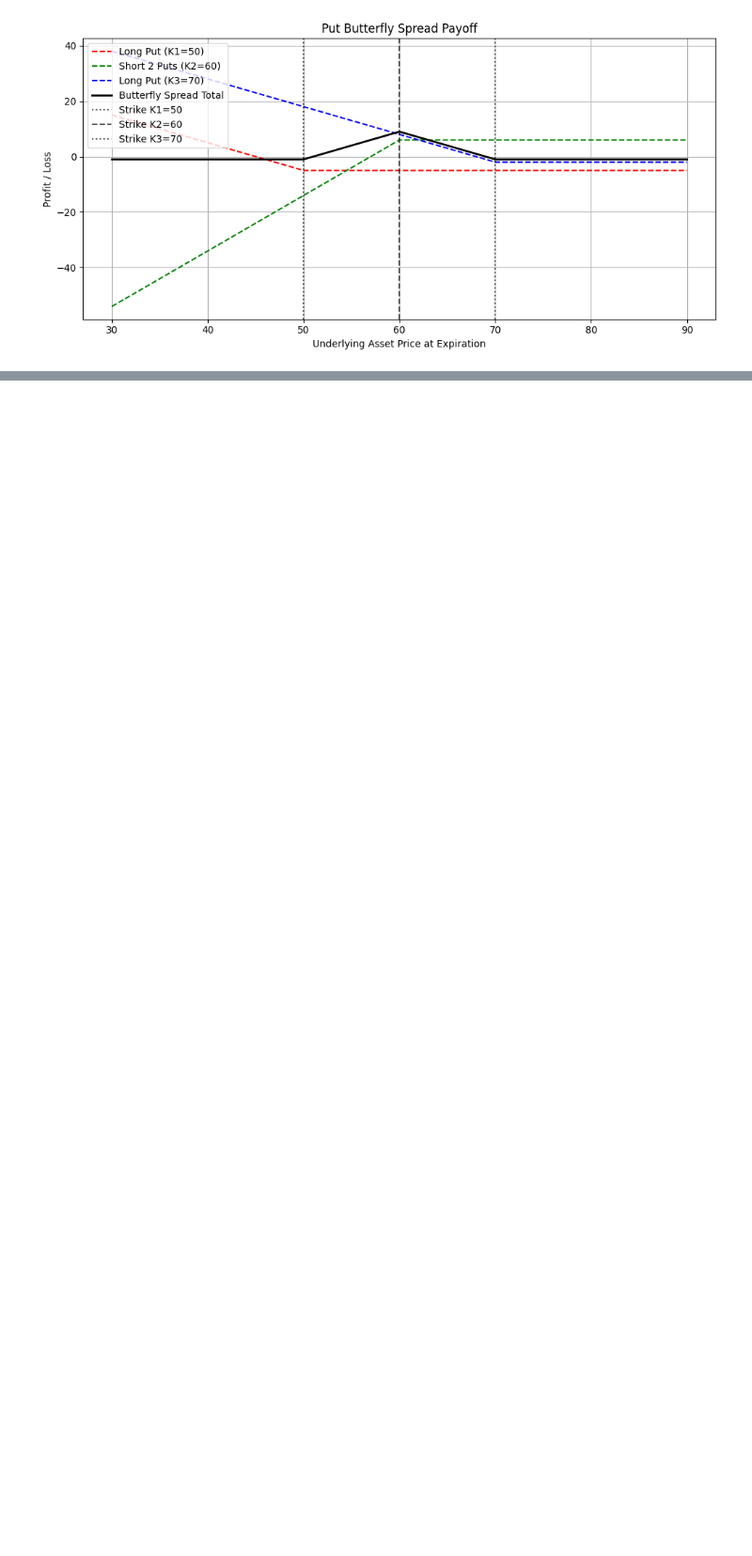
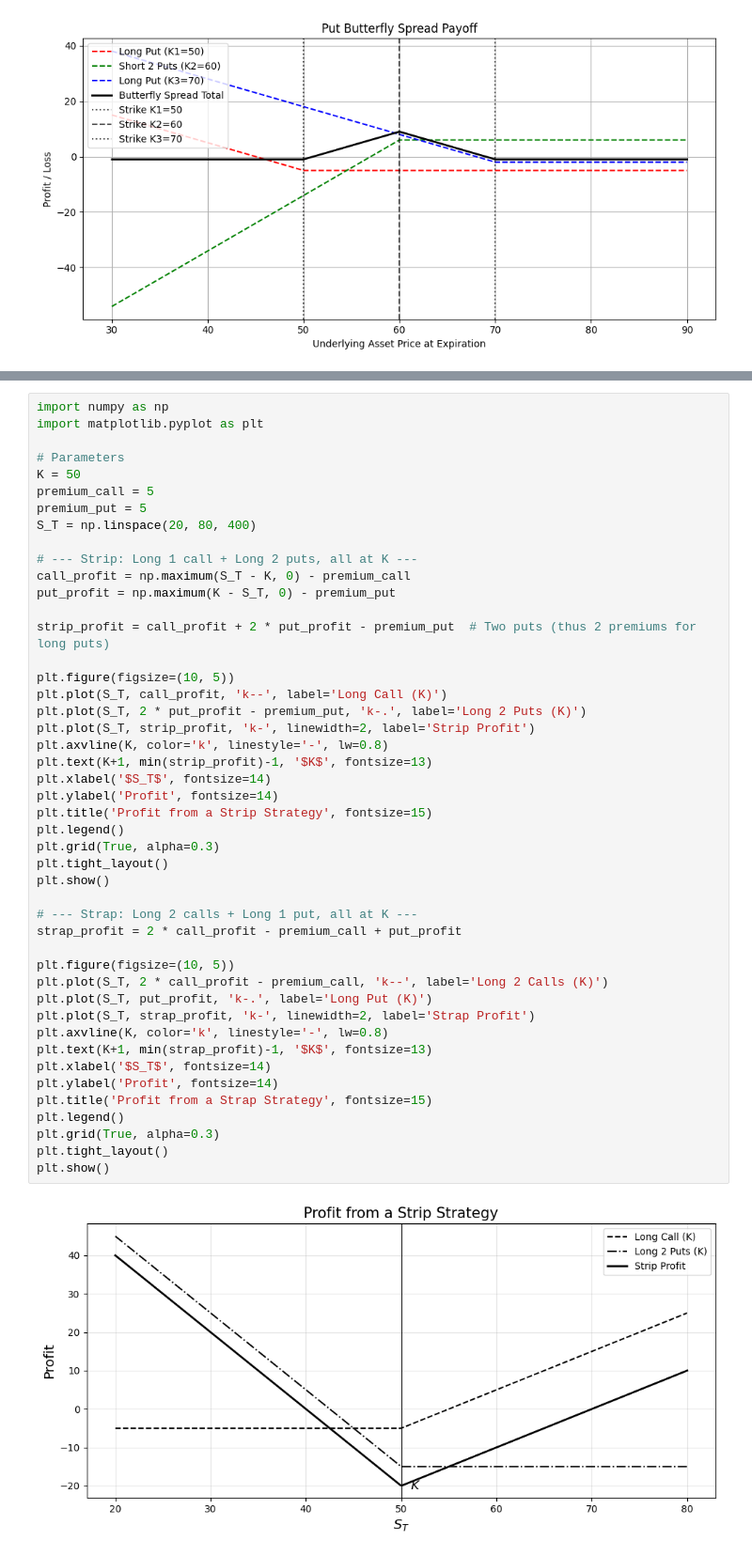
Before and after one commit to kacperlavender/cuddly-fiesta, a Jupyter notebook: notebook.ipynb, the cells around one changed output, grey strips where cells are left out. Shown at 94% size. Drawn from its saved outputs; the diff is of its cells as text; blank space fills up the shorter version.

```diff
--- a/notebook.ipynb
+++ b/notebook.ipynb
@@ -321,0 +406,48 @@ plt.show()
+# %%
+import numpy as np
+import matplotlib.pyplot as plt
+
+# Parameters
+K = 50
+premium_call = 5
+premium_put = 5
+S_T = np.linspace(20, 80, 400)
+
+# --- Strip: Long 1 call + Long 2 puts, all at K ---
+call_profit = np.maximum(S_T - K, 0) - premium_call
+put_profit = np.maximum(K - S_T, 0) - premium_put
+
+strip_profit = call_profit + 2 * put_profit - premium_put  # Two puts (thus 2 premiums for long puts)
+
+plt.figure(figsize=(10, 5))
+plt.plot(S_T, call_profit, 'k--', label='Long Call (K)')
+plt.plot(S_T, 2 * put_profit - premium_put, 'k-.', label='Long 2 Puts (K)')
+plt.plot(S_T, strip_profit, 'k-', linewidth=2, label='Strip Profit')
+plt.axvline(K, color='k', linestyle='-', lw=0.8)
+plt.text(K+1, min(strip_profit)-1, '$K$', fontsize=13)
+plt.xlabel('$S_T$', fontsize=14)
+plt.ylabel('Profit', fontsize=14)
+plt.title('Profit from a Strip Strategy', fontsize=15)
+plt.legend()
+plt.grid(True, alpha=0.3)
+plt.tight_layout()
+plt.show()
+
+# --- Strap: Long 2 calls + Long 1 put, all at K ---
+strap_profit = 2 * call_profit - premium_call + put_profit
+
+plt.figure(figsize=(10, 5))
+plt.plot(S_T, 2 * call_profit - premium_call, 'k--', label='Long 2 Calls (K)')
+plt.plot(S_T, put_profit, 'k-.', label='Long Put (K)')
+plt.plot(S_T, strap_profit, 'k-', linewidth=2, label='Strap Profit')
+plt.axvline(K, color='k', linestyle='-', lw=0.8)
+plt.text(K+1, min(strap_profit)-1, '$K$', fontsize=13)
+plt.xlabel('$S_T$', fontsize=14)
+plt.ylabel('Profit', fontsize=14)
+plt.title('Profit from a Strap Strategy', fontsize=15)
+plt.legend()
+plt.grid(True, alpha=0.3)
+plt.tight_layout()
+plt.show()
+# %% [output]
+[figure, added]
```
Also changed, not shown: parts of 3 cells of this notebook, 12 other files.
